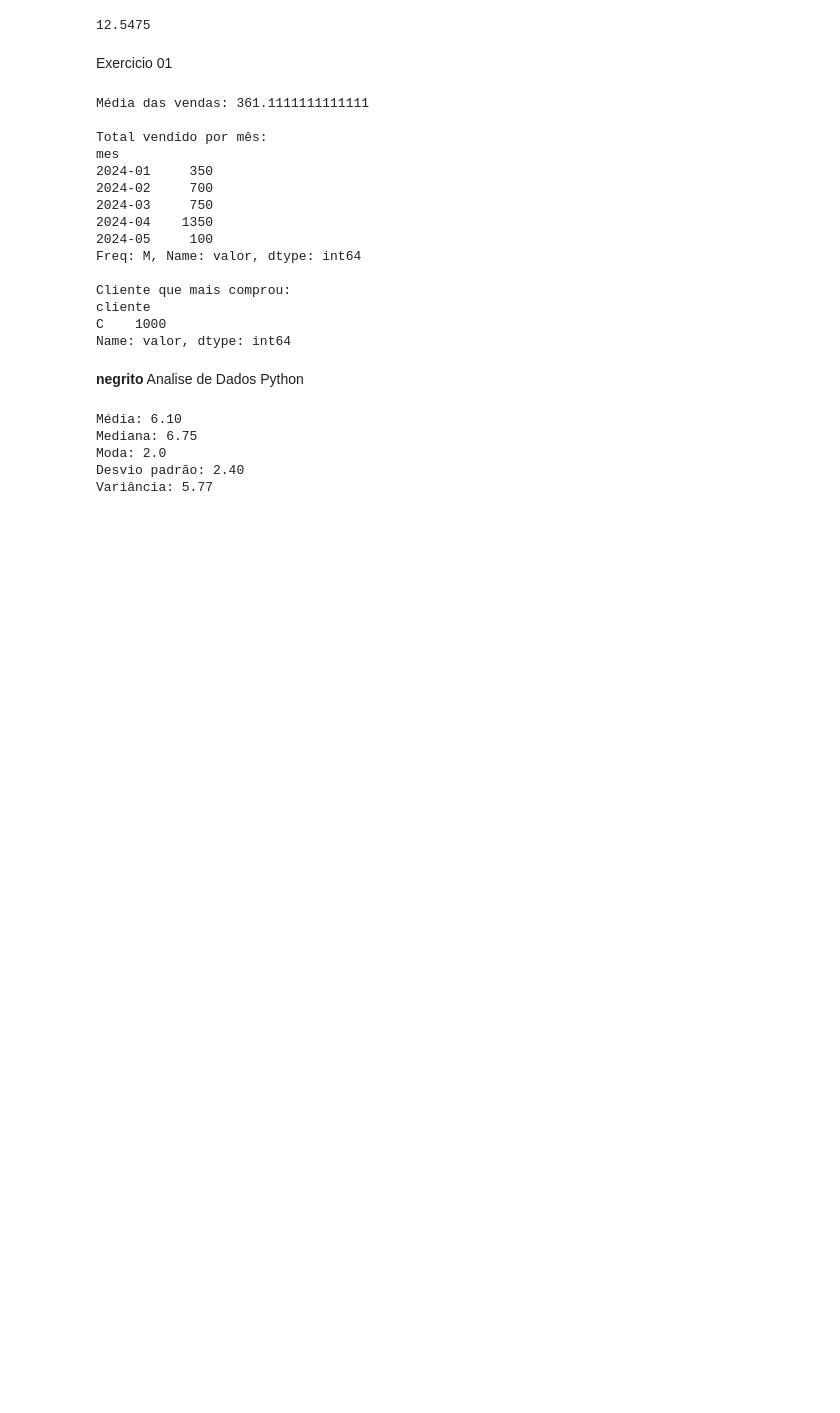
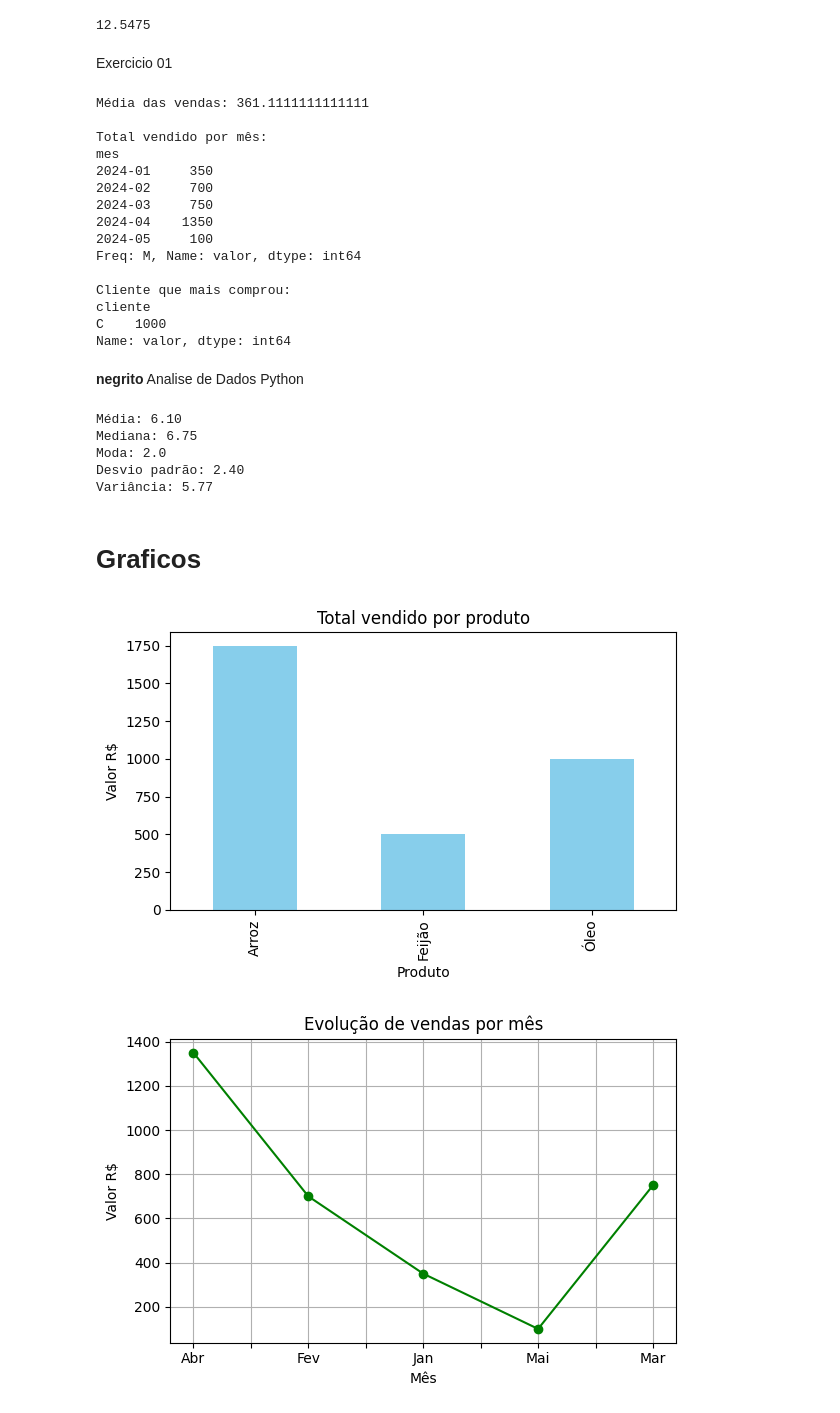
Before and after one commit to wesleyorrr/AND_AL_ONE, a Jupyter notebook: Analise_dados0.ipynb, the cells around one changed output. Cells and saved outputs as stored; diff of their text form; code cells hidden in the pictures; blank space fills up the shorter version.

```diff
--- a/Analise_dados0.ipynb
+++ b/Analise_dados0.ipynb
@@ -331,3 +331,43 @@ Mediana: 6.75
 Moda: 2.0
 Desvio padrão: 2.40
 Variância: 5.77
+# %% [markdown]
+# Graficos
+# %%
+import pandas as pd
+import matplotlib.pyplot as plt
+import seaborn as sns
+
+
+# simulação de dados
+
+
+dados = {
+     'produto': ['Arroz', 'Feijão', 'Óleo', 'Arroz', 'Feijão', 'Arroz', 'Óleo', 'Arroz', 'Feijão'],
+    'mes': ['Jan', 'Jan', 'Fev', 'Fev', 'Mar', 'Mar', 'Abr', 'Abr', 'Mai'],
+    'valor': [200, 150, 300, 400, 250, 500, 700, 650, 100]
+}
+df = pd.DataFrame(dados)
+
+
+# 🎯 Gráfico 1: Barras – Total vendido por produto
+plt.figure(figsize=(6,4))
+df.groupby('produto')['valor'].sum().plot(kind='bar', color='skyblue')
+plt.title('Total vendido por produto')
+plt.ylabel('Valor R$')
+plt.xlabel('Produto')
+plt.tight_layout()
+plt.show()
+
+# 🎯 Gráfico 2: Linha – Total vendido por mês
+plt.figure(figsize=(6,4))
+df.groupby('mes')['valor'].sum().plot(kind='line', marker='o', color='green')
+plt.title('Evolução de vendas por mês')
+plt.ylabel('Valor R$')
+plt.xlabel('Mês')
+plt.grid(True)
+plt.tight_layout()
+plt.show()
+# %% [output]
+[figure, added]
+[figure, added]
```
